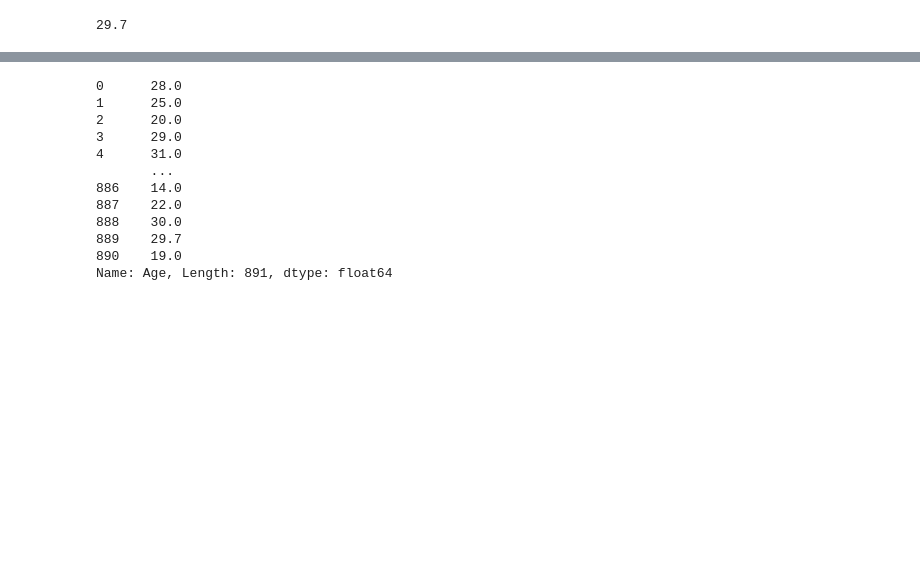
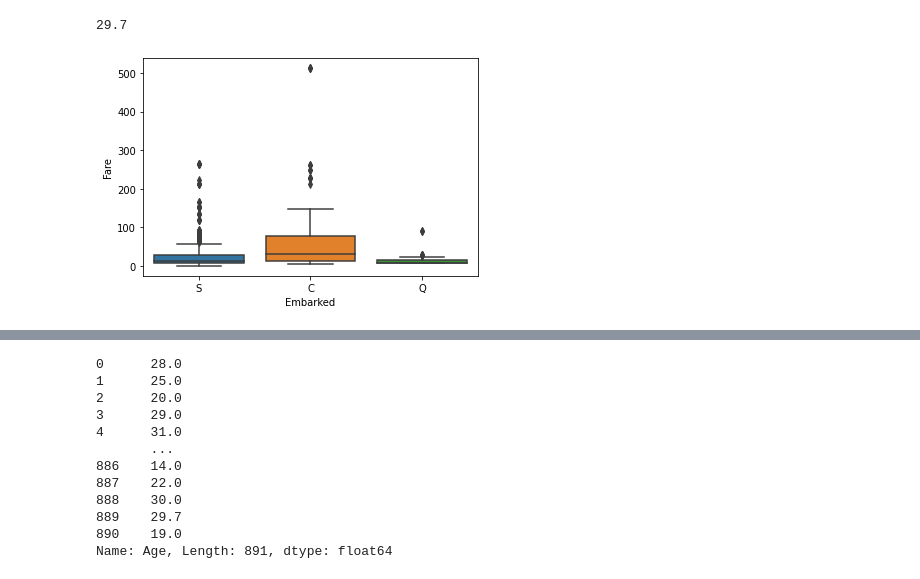
Before and after one commit to YounesHIBA/SIC-Chekpoints, a Jupyter notebook: SIC Programme 3rd chekpoint.ipynb, the cells around one changed output, grey strips where cells are left out. Drawn from its saved outputs; the diff is of its cells as text; code cells hidden in the pictures; blank space fills up the shorter version.

```diff
--- a/SIC Programme 3rd chekpoint.ipynb
+++ b/SIC Programme 3rd chekpoint.ipynb
@@ -32,7 +49,9 @@ Cabin          687
 Embarked         2
 dtype: int64
 # %%
-df.drop('Cabin',axis=1,inplace=True)
-df
-df.isnull().sum()
+cf=df.copy()
+cf.drop('Cabin',axis=1,inplace=True)
+#df
+#df.isnull().sum()
+cf
 # %% [output]
@@ -73,6 +107,11 @@ df.fillna({'Age': round(df['Age'].mean(),1)},inplace=True)
 round(df['Age'].mean(),1)
 # %% [output]
 29.7
+# %%
+sns.boxplot(x="Embarked" , y="Fare" , data=df)
+plt.show()
+# %% [output]
+[figure, added]
 # %%
 df.isnull().sum()
 # %% [output]
```
Also changed, not shown: parts of 36 cells of this notebook.
